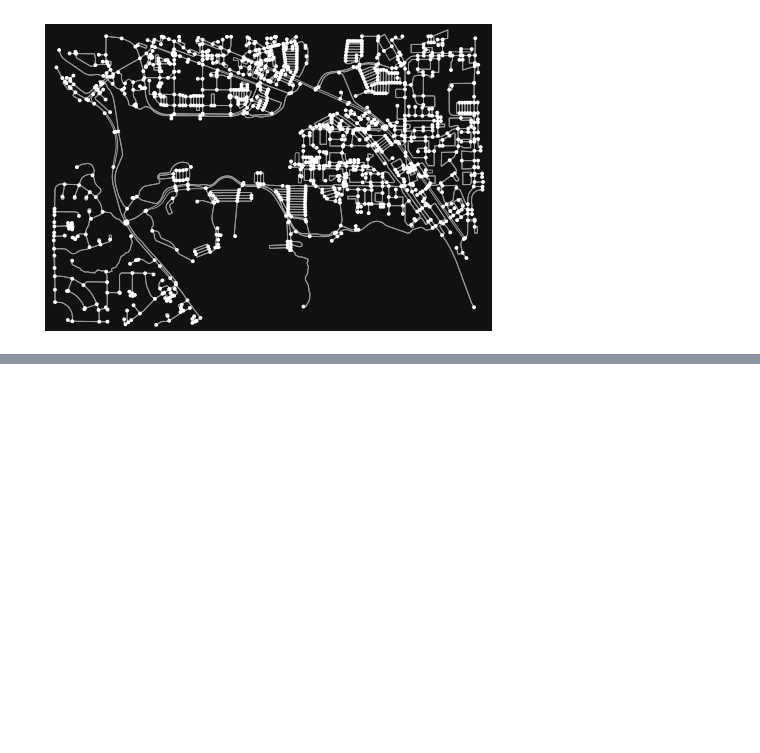
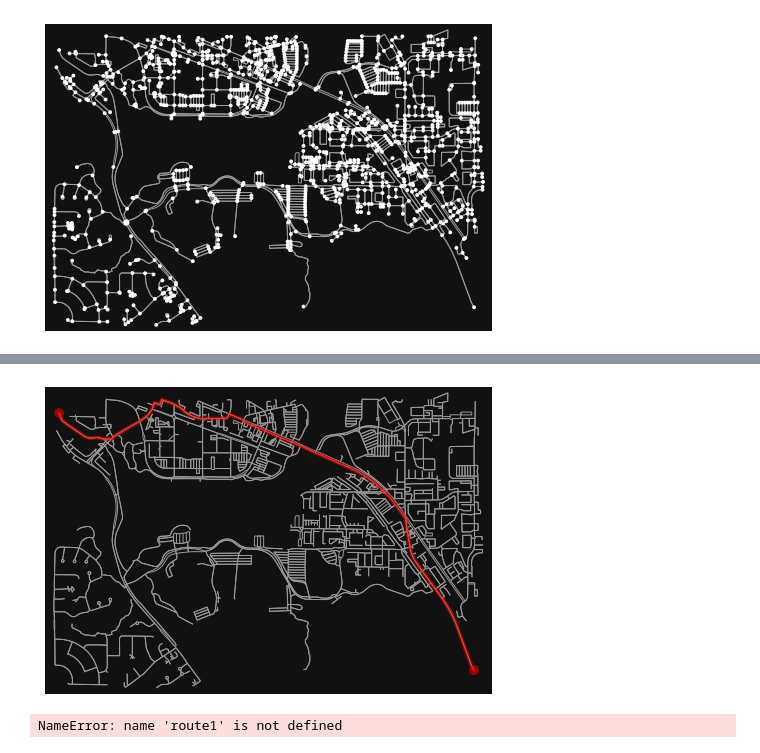
Before and after one commit to tsmcgrath/OSMUtils, a Jupyter notebook: OSMnxtest1.ipynb, the cells around one changed output, grey strips where cells are left out. Drawn from its saved outputs; the diff is of its cells as text; code cells hidden in the pictures; blank space fills up the shorter version.

```diff
--- a/OSMnxtest1.ipynb
+++ b/OSMnxtest1.ipynb
@@ -47,0 +62,24 @@ fig, ax = ox.plot_graph(G)
+# %%
+# get the nearest network nodes to two lat/lng points
+orig = ox.get_nearest_node(G, (47.673349, -122.132802))
+dest = ox.get_nearest_node(G, (47.655251, -122.092890))
+# %%
+# find the shortest path between these nodes, minimizing travel time, then plot it
+route = ox.shortest_path(G, orig, dest, weight='travel_time')
+fig, ax = ox.plot_graph_route(G, route, node_size=0)
+# %% [output]
+[figure, added]
+# %%
+# pick route colors
+c1 = 'r' #length
+c2 = 'b' #travel_time
+rc1 = [c1] * (len(route1) - 1)
+rc2 = [c2] * (len(route2) - 1)
+rc = rc1 + rc2
+nc = [c1, c1, c2, c2]
+
+# plot the routes
+fig, ax = ox.plot_graph_routes(G, [route1, route2], route_color=rc, route_linewidth=6,
+                               orig_dest_node_color=nc, node_size=0, bgcolor='k')
+# %% [output]
+NameError: name 'route1' is not defined
```
Also changed, not shown: parts of 3 cells of this notebook, 1 other file.
